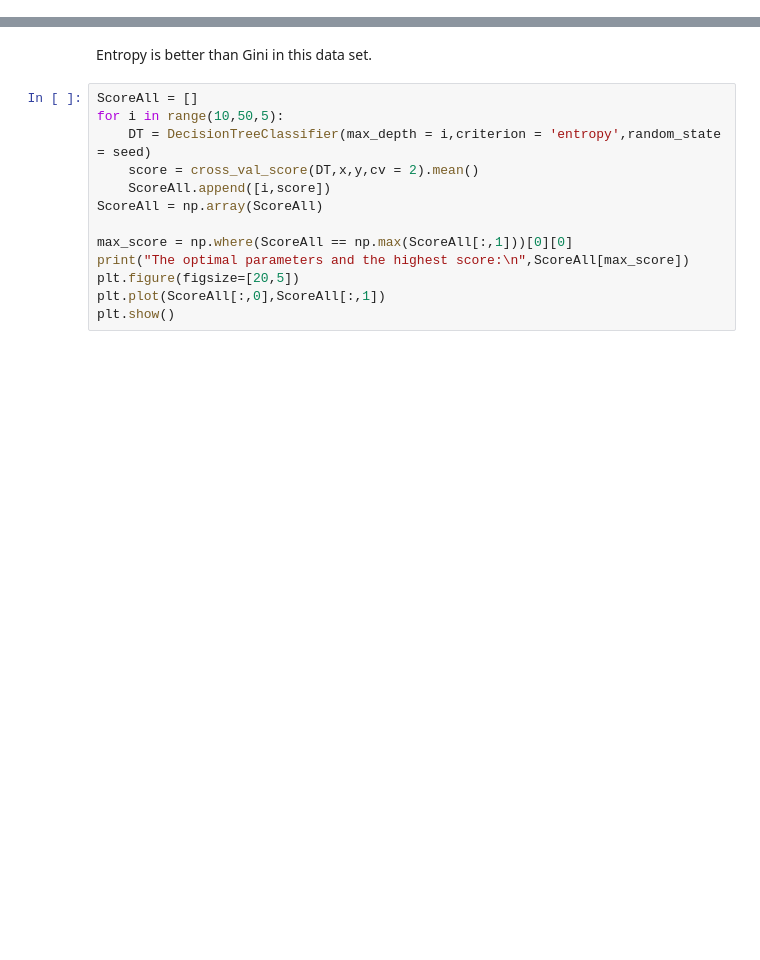
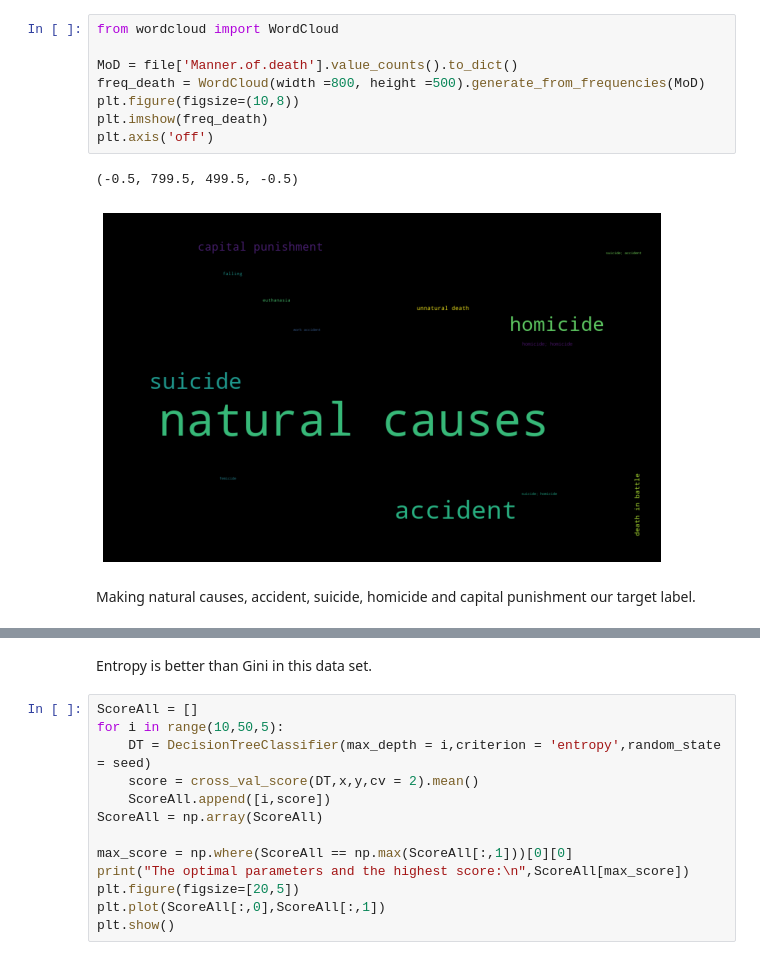
Before and after one commit to P3-CS760/How-will-you-die, a Jupyter notebook: Decision Tree (Manner of Death).ipynb, the cells around one changed output, grey strips where cells are left out. Cells and saved outputs as stored; diff of their text form; blank space fills up the shorter version.

```diff
--- a/Decision Tree (Manner of Death).ipynb
+++ b/Decision Tree (Manner of Death).ipynb
@@ -31,0 +45,13 @@ Name: Manner.of.death, dtype: object
+# %%
+from wordcloud import WordCloud
+
+MoD = file['Manner.of.death'].value_counts().to_dict()
+freq_death = WordCloud(width =800, height =500).generate_from_frequencies(MoD)
+plt.figure(figsize=(10,8))
+plt.imshow(freq_death)
+plt.axis('off')
+# %% [output]
+(-0.5, 799.5, 499.5, -0.5)
+[figure, added]
+# %% [markdown]
+Making natural causes, accident, suicide, homicide and capital punishment our target label.
```
Also changed, not shown: parts of 16 cells of this notebook.
